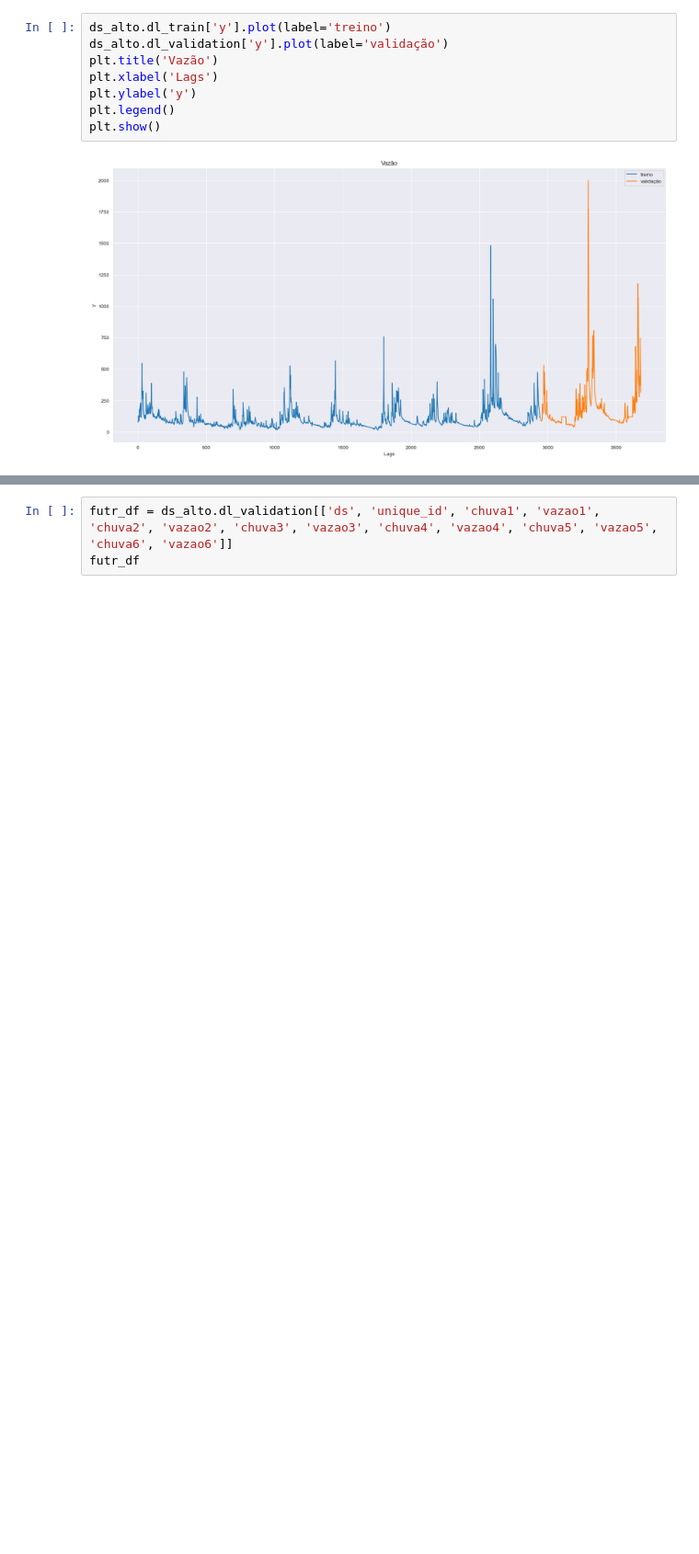
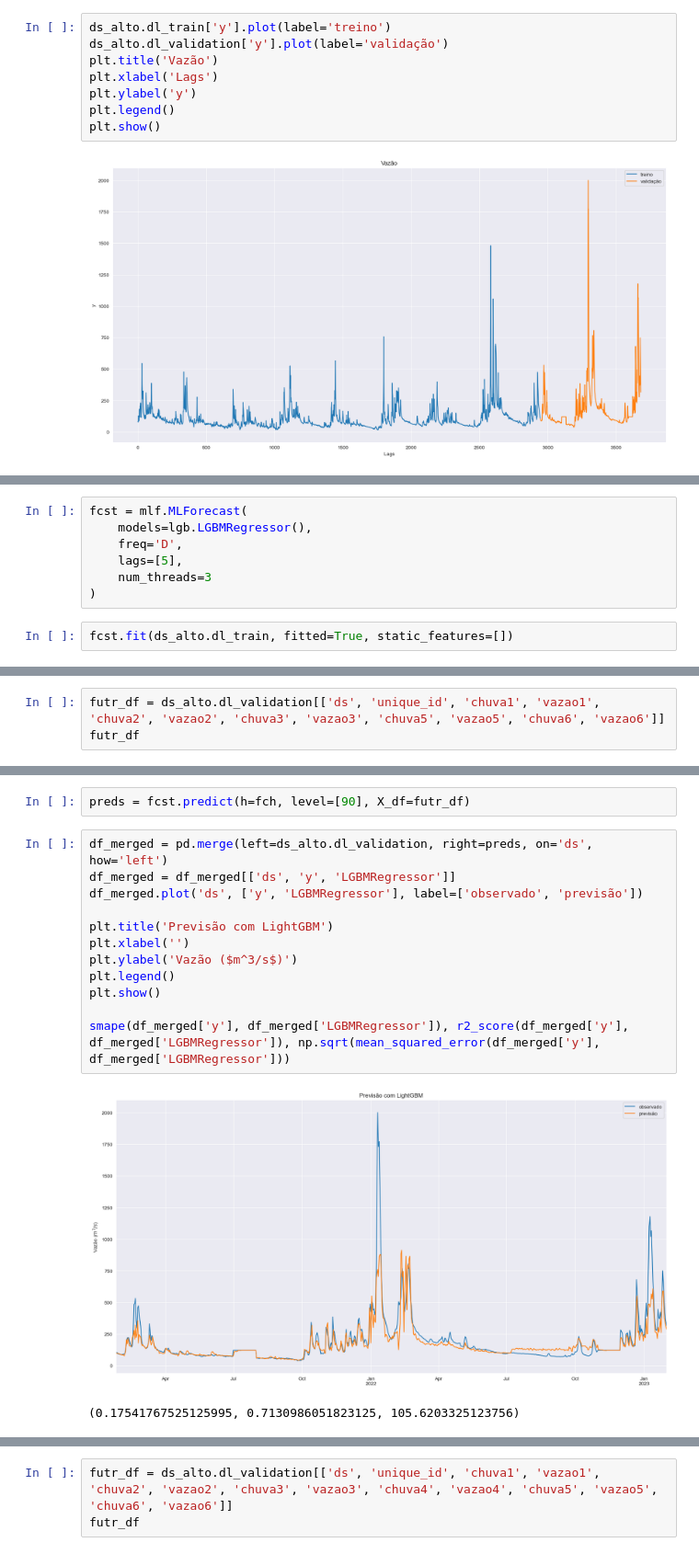
Before and after one commit to wasf84/pgmc-mestrado, a Jupyter notebook: dissertacao/bacia_rio_doce/doce.ipynb, the cells around one changed output, grey strips where cells are left out. Shown at 92% size. Cells and saved outputs as stored; diff of their text form; blank space fills up the shorter version.

```diff
--- a/dissertacao/bacia_rio_doce/doce.ipynb
+++ b/dissertacao/bacia_rio_doce/doce.ipynb
@@ -578,0 +610,9 @@ plt.show()
+# %%
+fcst = mlf.MLForecast(
+    models=lgb.LGBMRegressor(),
+    freq='D',
+    lags=[5],
+    num_threads=3
+)
+# %%
+fcst.fit(ds_alto.dl_train, fitted=True, static_features=[])
@@ -578,0 +626,3 @@ plt.show()
+# %%
+futr_df = ds_alto.dl_validation[['ds', 'unique_id', 'chuva1', 'vazao1', 'chuva2', 'vazao2', 'chuva3', 'vazao3', 'chuva5', 'vazao5', 'chuva6', 'vazao6']]
+futr_df
@@ -578,0 +643,17 @@ plt.show()
+# %%
+preds = fcst.predict(h=fch, level=[90], X_df=futr_df)
+# %%
+df_merged = pd.merge(left=ds_alto.dl_validation, right=preds, on='ds', how='left')
+df_merged = df_merged[['ds', 'y', 'LGBMRegressor']]
+df_merged.plot('ds', ['y', 'LGBMRegressor'], label=['observado', 'previsão'])
+
+plt.title('Previsão com LightGBM')
+plt.xlabel('')
+plt.ylabel('Vazão ($m^3/s$)')
+plt.legend()
+plt.show()
+
+smape(df_merged['y'], df_merged['LGBMRegressor']), r2_score(df_merged['y'], df_merged['LGBMRegressor']), np.sqrt(mean_squared_error(df_merged['y'], df_merged['LGBMRegressor']))
+# %% [output]
+[figure, added]
+(0.17541767525125995, 0.7130986051823125, 105.6203325123756)
```
Also changed, not shown: parts of 29 cells of this notebook, 6 other files.
